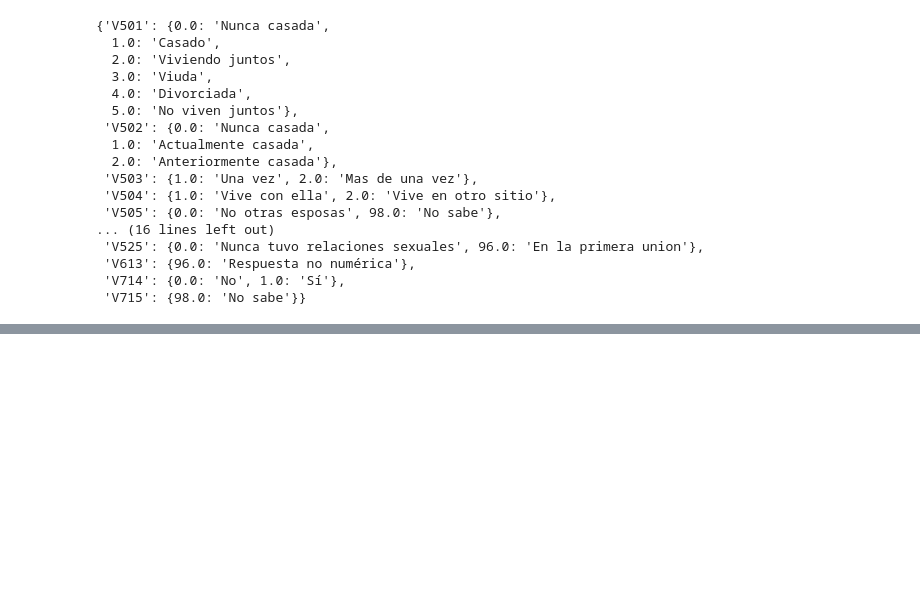
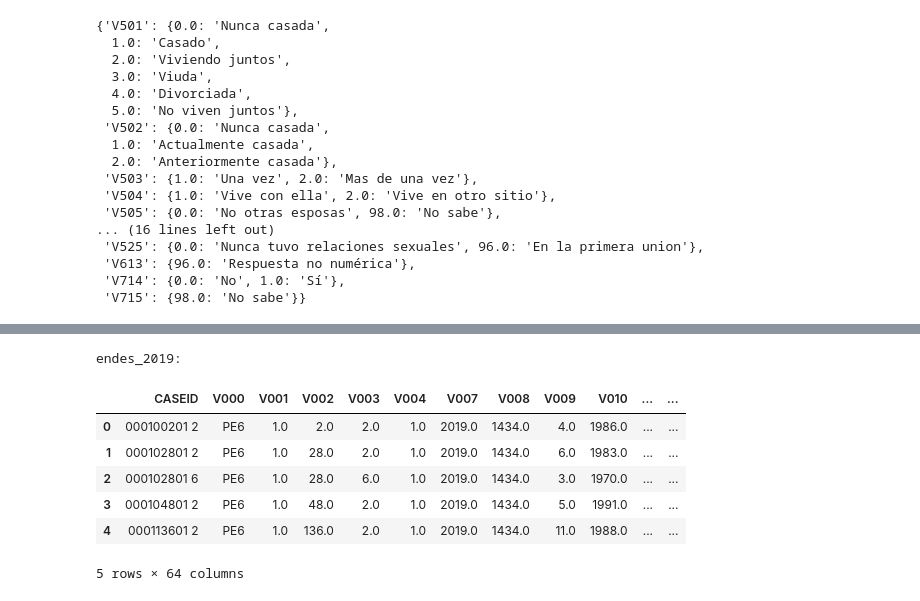
Before and after one commit to alexanderquispe/BiLab_Summer_Python, a Jupyter notebook: assignments/Assignment_4/group_4_ass_4_2024.ipynb, the cells around one changed output, grey strips where cells are left out. Drawn from its saved outputs; the diff is of its cells as text; code cells hidden in the pictures; blank space fills up the shorter version.

```diff
--- a/assignments/Assignment_4/group_4_ass_4_2024.ipynb
+++ b/assignments/Assignment_4/group_4_ass_4_2024.ipynb
@@ -428,0 +435,3 @@ new_value_labels3
+# %%
+rec1_1.loc[:,'year']="2019"
+rec1_1
@@ -428,0 +482,14 @@ new_value_labels3
+# %%
+endes_2019 = pd.merge(rec1_1, rec2_1, on='CASEID').merge(rec3_1, on='CASEID')
+# %%
+print("endes_2019:")
+endes_2019.head()
+# %% [output]
+endes_2019:
+|  | CASEID | V000 | V001 | V002 | V003 | V004 | V007 | V008 | V009 | V010 | ... | ... |
+| 0 | 000100201 2 | PE6 | 1.0 | 2.0 | 2.0 | 1.0 | 2019.0 | 1434.0 | 4.0 | 1986.0 | ... | ... |
+| 1 | 000102801 2 | PE6 | 1.0 | 28.0 | 2.0 | 1.0 | 2019.0 | 1434.0 | 6.0 | 1983.0 | ... | ... |
+| 2 | 000102801 6 | PE6 | 1.0 | 28.0 | 6.0 | 1.0 | 2019.0 | 1434.0 | 3.0 | 1970.0 | ... | ... |
+| 3 | 000104801 2 | PE6 | 1.0 | 48.0 | 2.0 | 1.0 | 2019.0 | 1434.0 | 5.0 | 1991.0 | ... | ... |
+| 4 | 000113601 2 | PE6 | 1.0 | 136.0 | 2.0 | 1.0 | 2019.0 | 1434.0 | 11.0 | 1988.0 | ... | ... |
+5 rows × 64 columns
```
Also changed, not shown: parts of 9 cells of this notebook.
